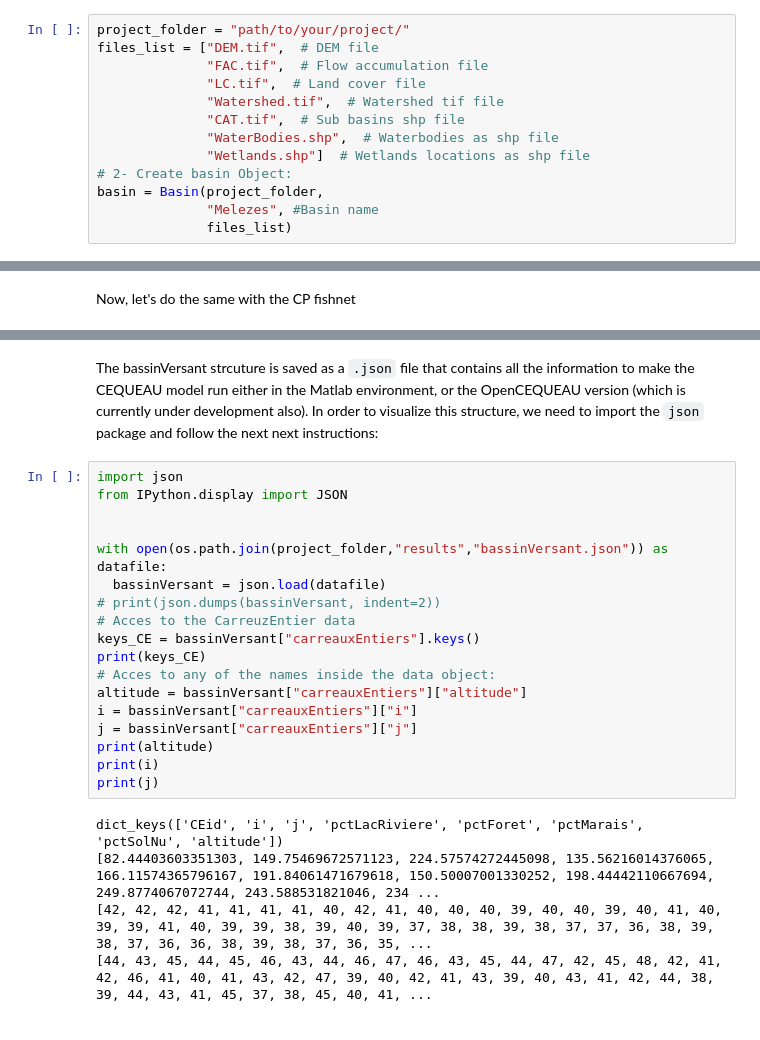
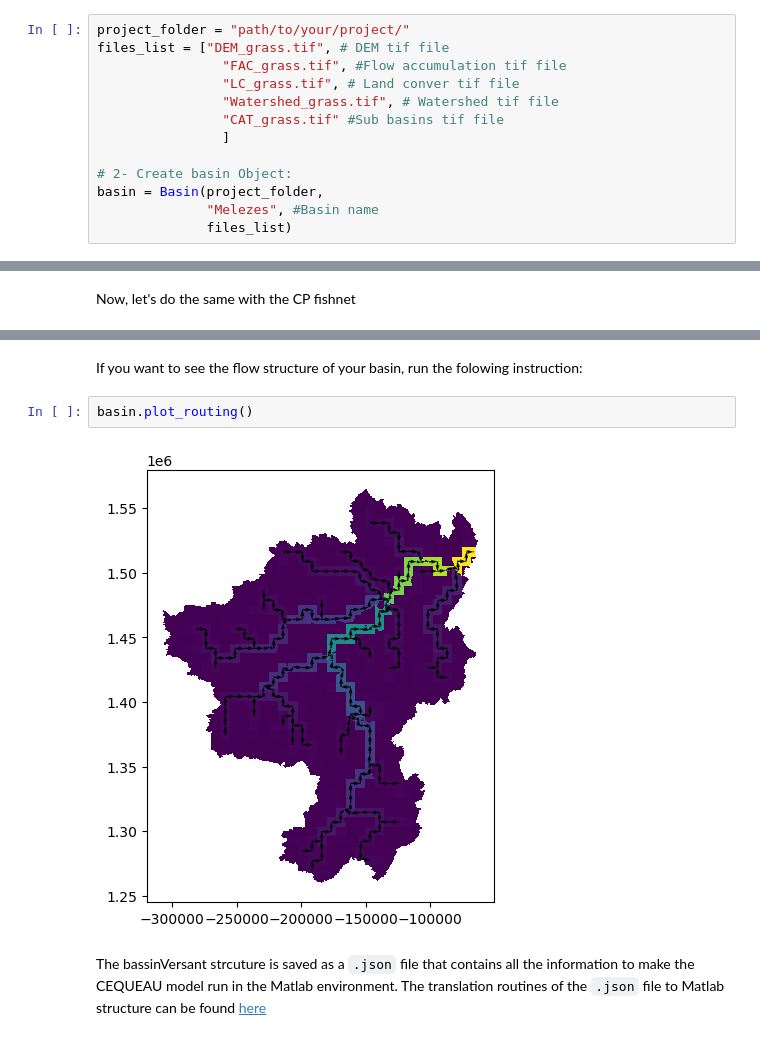
Before and after one commit to erinconv/pycequeau, a Jupyter notebook: docs/notebooks/get_physio.ipynb, the cells around one changed output, grey strips where cells are left out. Drawn from its saved outputs; the diff is of its cells as text.

````diff
--- a/docs/notebooks/get_physio.ipynb
+++ b/docs/notebooks/get_physio.ipynb
@@ -20,13 +23,13 @@ Project/
 ```
 # %%
 project_folder = "path/to/your/project/"
-files_list = ["DEM.tif",  # DEM file
-              "FAC.tif",  # Flow accumulation file
-              "LC.tif",  # Land cover file
-              "Watershed.tif",  # Watershed tif file
-              "CAT.tif",  # Sub basins shp file
-              "WaterBodies.shp",  # Waterbodies as shp file
-              "Wetlands.shp"]  # Wetlands locations as shp file
+files_list = ["DEM_grass.tif", # DEM tif file
+                "FAC_grass.tif", #Flow accumulation tif file
+                "LC_grass.tif", # Land conver tif file
+                "Watershed_grass.tif", # Watershed tif file
+                "CAT_grass.tif" #Sub basins tif file
+                ]
+
 # 2- Create basin Object:
 basin = Basin(project_folder,
               "Melezes", #Basin name
@@ -110,25 +113,8 @@ ax.set_axis_off();
+# %% [markdown]
+If you want to see the flow structure of your basin, run the folowing instruction:
+# %%
+basin.plot_routing()
+# %% [output]
+[figure, added]
 # %% [markdown]
-The bassinVersant strcuture is saved as a `.json` file that contains all the information to make the CEQUEAU model run either in the Matlab environment, or the OpenCEQUEAU version (which is currently under development also). In order to visualize this structure, we need to import the `json` package and follow the next next instructions:
+The bassinVersant strcuture is saved as a `.json` file that contains all the information to make the CEQUEAU model run in the Matlab environment. The translation routines of the `.json` file to Matlab structure can be found [here](https://github.com/erinconv/pycequeau/tree/main/matlab)
-# %%
-import json
-from IPython.display import JSON
-
-
-with open(os.path.join(project_folder,"results","bassinVersant.json")) as datafile:
-  bassinVersant = json.load(datafile)
-# print(json.dumps(bassinVersant, indent=2))
-# Acces to the CarreuzEntier data
-keys_CE = bassinVersant["carreauxEntiers"].keys()
-print(keys_CE)
-# Acces to any of the names inside the data object:
-altitude = bassinVersant["carreauxEntiers"]["altitude"]
-i = bassinVersant["carreauxEntiers"]["i"]
-j = bassinVersant["carreauxEntiers"]["j"]
-print(altitude)
-print(i)
-print(j)
-# %% [output]
-dict_keys(['CEid', 'i', 'j', 'pctLacRiviere', 'pctForet', 'pctMarais', 'pctSolNu', 'altitude'])
-[82.44403603351303, 149.75469672571123, 224.57574272445098, 135.56216014376065, 166.11574365796167, 191.84061471679618, 150.50007001330252, 198.44442110667694, 249.8774067072744, 243.588531821046, 234 ...
-[42, 42, 42, 41, 41, 41, 41, 40, 42, 41, 40, 40, 40, 39, 40, 40, 39, 40, 41, 40, 39, 39, 41, 40, 39, 39, 38, 39, 40, 39, 37, 38, 38, 39, 38, 37, 37, 36, 38, 39, 38, 37, 36, 36, 38, 39, 38, 37, 36, 35, ...
-[44, 43, 45, 44, 45, 46, 43, 44, 46, 47, 46, 43, 45, 44, 47, 42, 45, 48, 42, 41, 42, 46, 41, 40, 41, 43, 42, 47, 39, 40, 42, 41, 43, 39, 40, 43, 41, 42, 44, 38, 39, 44, 43, 41, 45, 37, 38, 45, 40, 41, ...
````
Also changed, not shown: parts of 6 cells of this notebook, 5 other files.
